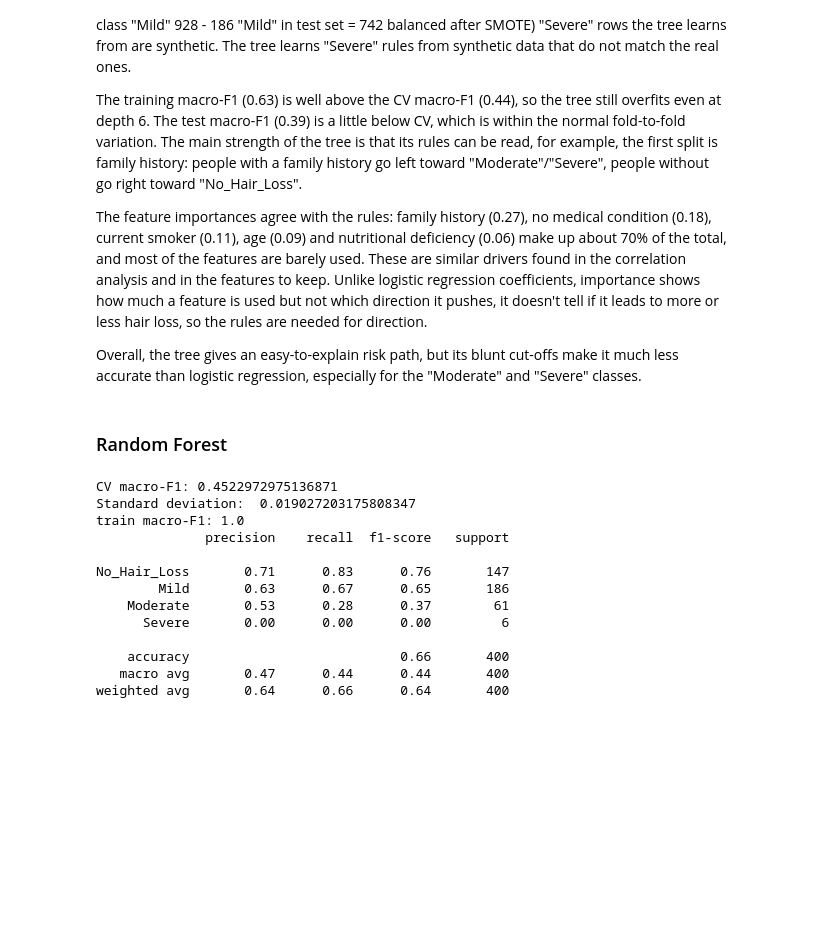
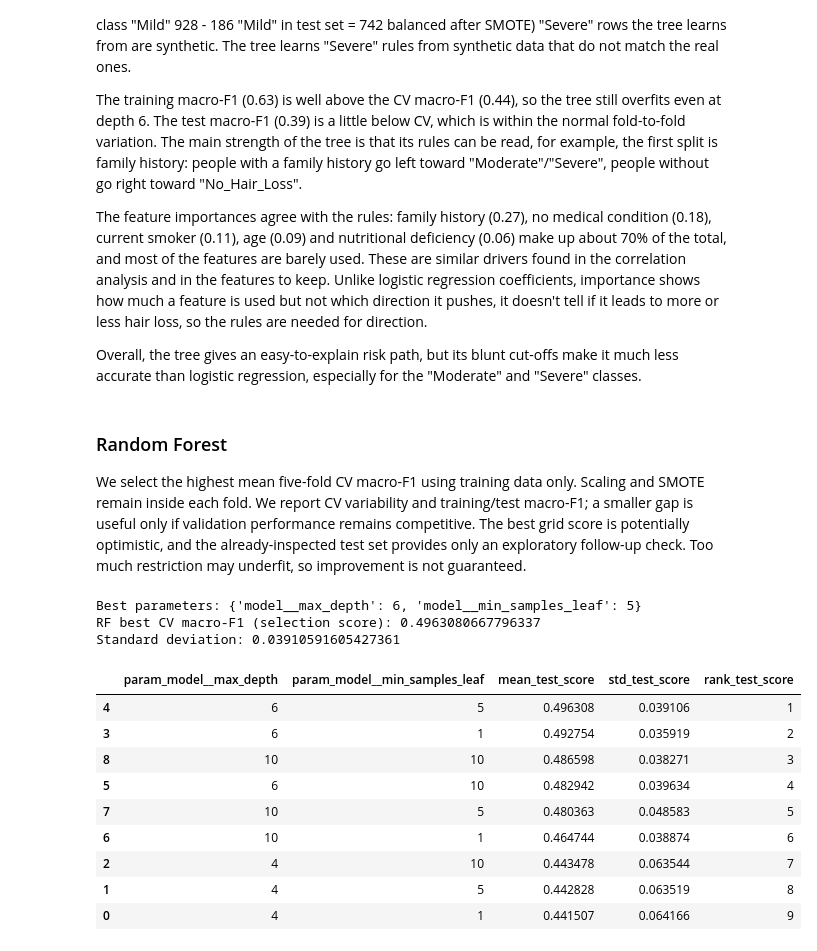
Before and after one commit to JayDbb/Hair-Loss-Classification-Model, a Jupyter notebook: hair_health.ipynb, the cells around one changed output. Saved outputs shown, nothing was run; the diff lists cells and outputs as text; code cells hidden in the pictures; blank space fills up the shorter version.

```diff
--- a/hair_health.ipynb
+++ b/hair_health.ipynb
@@ -475,31 +550,70 @@ The feature importances agree with the rules: family history (0.27), no medical
 Overall, the tree gives an easy-to-explain risk path, but its blunt cut-offs make it much less accurate than logistic regression, especially for the "Moderate" and "Severe" classes.
 # %% [markdown]
 ### Random Forest
+
+We select the highest mean five-fold CV macro-F1 using training data only. Scaling and SMOTE remain inside each fold. We report CV variability and training/test macro-F1; a smaller gap is useful only if validation performance remains competitive. The best grid score is potentially optimistic, and the already-inspected test set provides only an exploratory follow-up check. Too much restriction may underfit, so improvement is not guaranteed.
 # %%
+from sklearn.model_selection import GridSearchCV
+from sklearn.ensemble import RandomForestClassifier
+from sklearn.metrics import f1_score
+
 rf_smote = Pipeline([
     ("scale", StandardScaler()),
     ("smote", SMOTE(random_state=42)),
     ("model", RandomForestClassifier(n_estimators=300, random_state=42, n_jobs=-1)),
 ])
 
-scores = cross_val_score(rf_smote, X_train, y_train, cv=cv, scoring="f1_macro")
-print("CV macro-F1:", scores.mean())
-print("Standard deviation: ", scores.std())
+# Restrict individual trees while keeping 300 trees in the forest to limit overfitting
+rf_param_grid = {
+    "model__max_depth": [4, 6, 10],
+    "model__min_samples_leaf": [1, 5, 10],
+}
+rf_search = GridSearchCV(
+    rf_smote,
+    rf_param_grid,
+    cv=cv,
+    scoring="f1_macro",
+    n_jobs=1,
+)
+rf_search.fit(X_train, y_train)
 
-rf_smote.fit(X_train, y_train)
-print("train macro-F1:", f1_score(y_train, rf_smote.predict(X_train), average="macro"))
-print(classification_report(y_test, rf_smote.predict(X_test), target_names=["No_Hair_Loss", "Mild", "Moderate", "Severe"], zero_division=0))
+print("Best parameters:", rf_search.best_params_)
+print("RF best CV macro-F1 (selection score):", rf_search.best_score_)
+print("Standard deviation:",
+      rf_search.cv_results_["std_test_score"][rf_search.best_index_])
+
+rf_results = pd.DataFrame(rf_search.cv_results_)
+display(rf_results[[
+    "param_model__max_depth",
+    "param_model__min_samples_leaf",
+    "mean_test_score",
+    "std_test_score",
+    "rank_test_score",
+]].sort_values("rank_test_score"))
+
+# Keep the existing variable name for the feature-importance code below
+rf_smote = rf_search.best_estimator_
+print("RF train macro-F1:", f1_score(
+    y_train, rf_smote.predict(X_train), average="macro"))
+print("RF test macro-F1:", f1_score(
+    y_test, rf_smote.predict(X_test), average="macro"))
+print(classification_report(
+    y_test,
+    rf_smote.predict(X_test),
+    target_names=["No_Hair_Loss", "Mild", "Moderate", "Severe"],
+    zero_division=0,
+))
 # %% [output]
-CV macro-F1: 0.4522972975136871
-Standard deviation:  0.019027203175808347
-train macro-F1: 1.0
-              precision    recall  f1-score   support
-
-No_Hair_Loss       0.71      0.83      0.76       147
-        Mild       0.63      0.67      0.65       186
-    Moderate       0.53      0.28      0.37        61
-      Severe       0.00      0.00      0.00         6
-
-    accuracy                           0.66       400
-   macro avg       0.47      0.44      0.44       400
-weighted avg       0.64      0.66      0.64       400
+Best parameters: {'model__max_depth': 6, 'model__min_samples_leaf': 5}
+RF best CV macro-F1 (selection score): 0.4963080667796337
+Standard deviation: 0.03910591605427361
+|  | param_model__max_depth | param_model__min_samples_leaf | mean_test_score | std_test_score | rank_test_score |
+| 4 | 6 | 5 | 0.496308 | 0.039106 | 1 |
+| 3 | 6 | 1 | 0.492754 | 0.035919 | 2 |
+| 8 | 10 | 10 | 0.486598 | 0.038271 | 3 |
+| 5 | 6 | 10 | 0.482942 | 0.039634 | 4 |
+| 7 | 10 | 5 | 0.480363 | 0.048583 | 5 |
+| 6 | 10 | 1 | 0.464744 | 0.038874 | 6 |
+| 2 | 4 | 10 | 0.443478 | 0.063544 | 7 |
+| 1 | 4 | 5 | 0.442828 | 0.063519 | 8 |
+| 0 | 4 | 1 | 0.441507 | 0.064166 | 9 |
```
Also changed, not shown: parts of 19 cells of this notebook.
